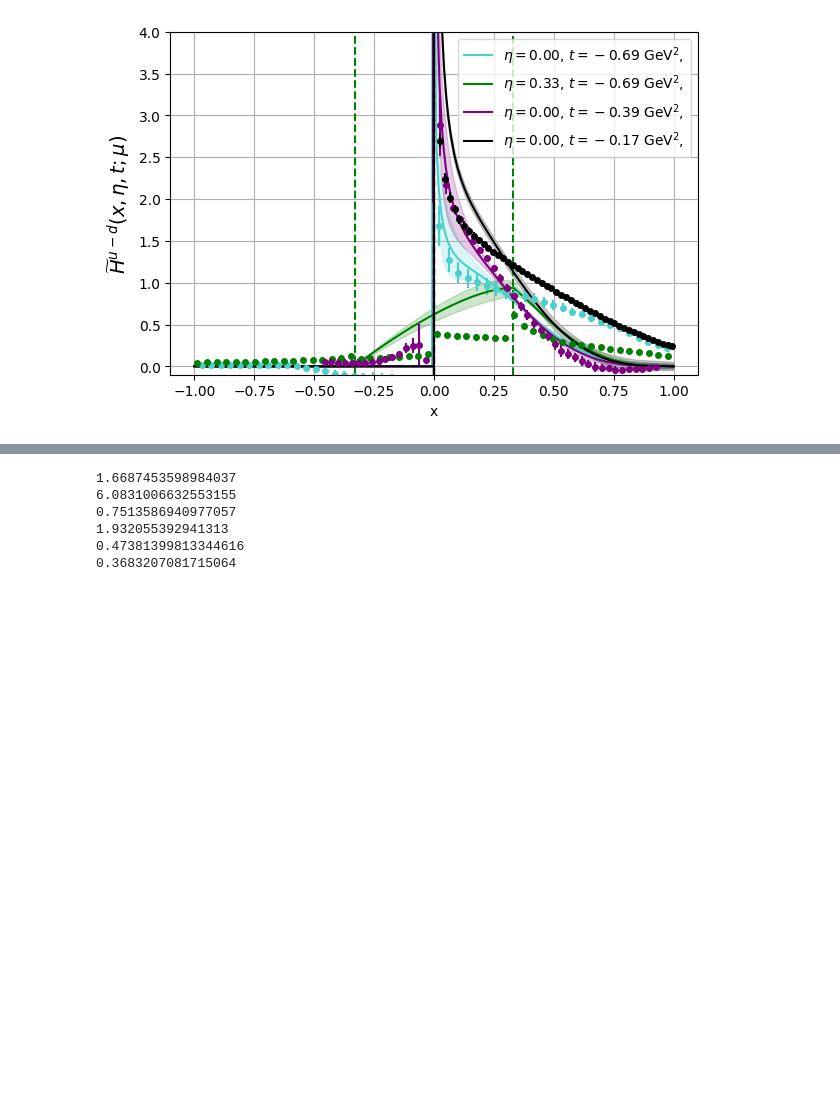
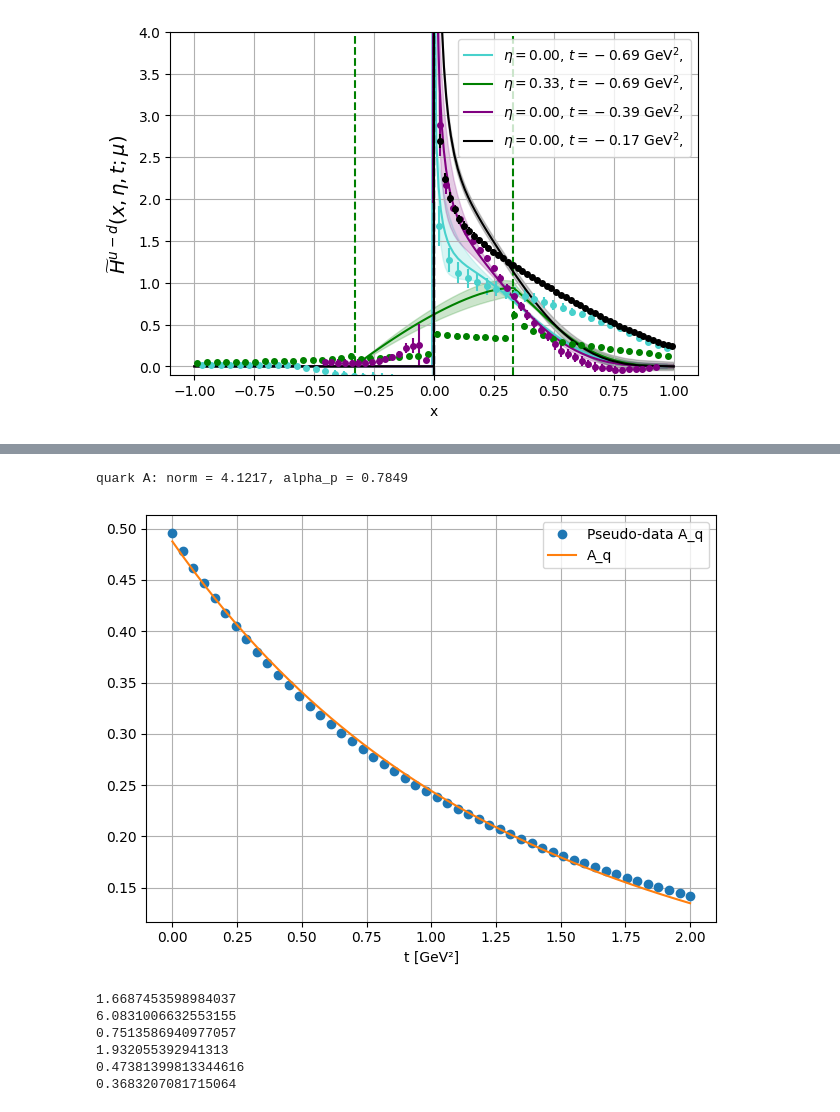
Before and after one commit to HechenMountain/stringy-gpds, a Jupyter notebook: StringBasedGPD.ipynb, the cells around one changed output, grey strips where cells are left out. Drawn from its saved outputs; the diff is of its cells as text; code cells hidden in the pictures; blank space fills up the shorter version.

```diff
--- a/StringBasedGPD.ipynb
+++ b/StringBasedGPD.ipynb
@@ -288,3 +225,9 @@ Time for plot computation for parameters (eta,t) = ((0.0, -0.17)): 0.028804 seco
+# %%
+from fit import fit_singlet_slopes_Atilde
+fit_singlet_slopes_Atilde(evolution_order="NLO")
+# %% [output]
+quark A: norm = 4.1217, alpha_p = 0.7849
+[figure, added]
 # %%
 from mstw_pdf import uv_plus_dv_plus_S_pdf, uv_minus_dv_pdf, gluon_pdf
 from aac_pdf import polarized_uv_minus_dv_pdf, polarized_uv_plus_dv_plus_S_pdf, polarized_gluon_pdf
```
Also changed, not shown: parts of 22 cells of this notebook, 5 other files.
